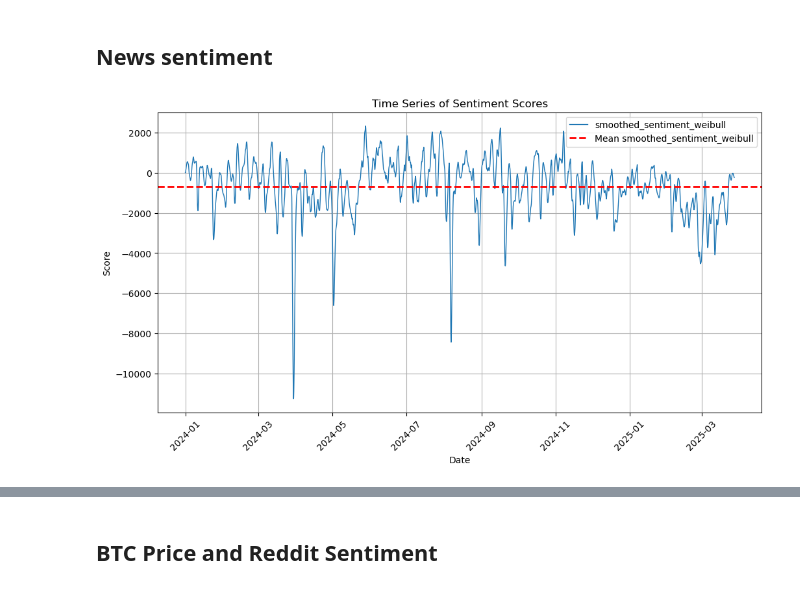
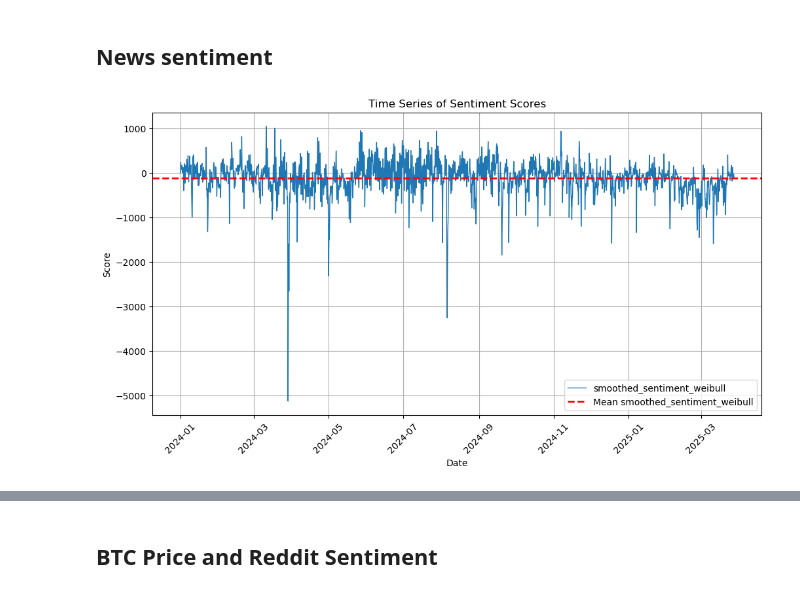
Before and after one commit to ethan-cyj/DSE4211-Group-BTC-Day-Trading, a Jupyter notebook: data_preprocessing/merge_data_script.ipynb, the cells around one changed output, grey strips where cells are left out. Drawn from its saved outputs; the diff is of its cells as text; code cells hidden in the pictures.

```diff
--- a/data_preprocessing/merge_data_script.ipynb
+++ b/data_preprocessing/merge_data_script.ipynb
@@ -11,8 +11,8 @@ pd.set_option('display.width', None)
 ## News sentiment
 # %%
 GDELT_folder_path = '../data/GDELT_Bitcoin_Sentiment/'
-GDELT_file1 = os.path.join(GDELT_folder_path, "GDELT_week_weibull_27Mar_update_part1.csv")
-GDELT_file2 = os.path.join(GDELT_folder_path,"GDELT_week_weibull_27Mar_update_part2.csv")
+GDELT_file1 = os.path.join(GDELT_folder_path, "GDELT_48hr_weibull_27Mar_update_part1.csv")
+GDELT_file2 = os.path.join(GDELT_folder_path,"GDELT_48hr_weibull_27Mar_update_part2.csv")
 
 
 # Read CSV files
@@ -32,36 +32,36 @@ df['DATE'] = pd.to_datetime(df['DATE'])
 # numeric_cols = ['OverallScore', 'DecayedSentiment', 'NormalizedDecayedSentiment']
 # df[numeric_cols] = df[numeric_cols].apply(pd.to_numeric, errors='coerce')
 
 # Sort by date to ensure correct time series plotting
 df = df.sort_values(by='DATE')
 
 # start_date = df['DATE'].min()
 # end_date = start_date + pd.Timedelta(weeks=60)
 # df_filtered = df[(df['DATE'] >= start_date) & (df['DATE'] < end_date)]
 
 # Aggregate by hour instead of day: Compute the daily mean for each sentiment score
 # df_daily = df_filtered.resample('H', on='DATE').mean().reset_index()
 
 # Calculate the mean of 'NormalizedDecayedSentiment' for the first x weeks
-mean_normalized_sentiment = df['smoothed_sentiment_weibull_week'].mean()
+mean_normalized_sentiment = df['smoothed_sentiment_weibull'].mean()
 
 # Plot the time series with 3 lines
 plt.figure(figsize=(12, 6))
-plt.plot(df['DATE'], df['smoothed_sentiment_weibull_week'], label='smoothed_sentiment_weibull', linewidth=1)
+plt.plot(df['DATE'], df['smoothed_sentiment_weibull'], label='smoothed_sentiment_weibull', linewidth=1)
 plt.axhline(y=mean_normalized_sentiment, color='red', linestyle='--', linewidth=2, label="Mean smoothed_sentiment_weibull")
 
 # Formatting the plot
 plt.xlabel("Date")
 plt.ylabel("Score")
 plt.title("Time Series of Sentiment Scores")
 plt.legend()
 plt.grid(True)
 plt.xticks(rotation=45)  # Rotate x-axis labels for better readability
 
 # Show the plot
 plt.show()
 # %% [output]
-[figure, old version]
+[figure, new version]
 # %%
 GDELT_df = df.rename(columns={'smoothed_sentiment_weibull_week': 'news_smoothed_sentiment_weibull_week'})
 GDELT_df['DATE'] = pd.to_datetime(GDELT_df['DATE']).dt.tz_localize('UTC')
```
Also changed, not shown: parts of 16 cells of this notebook, 5 other files.
